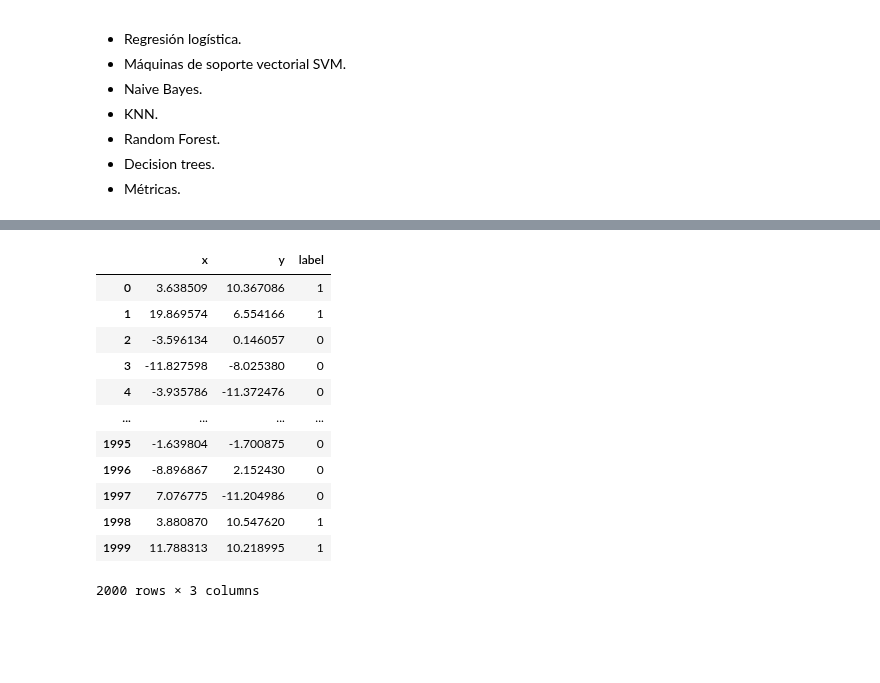
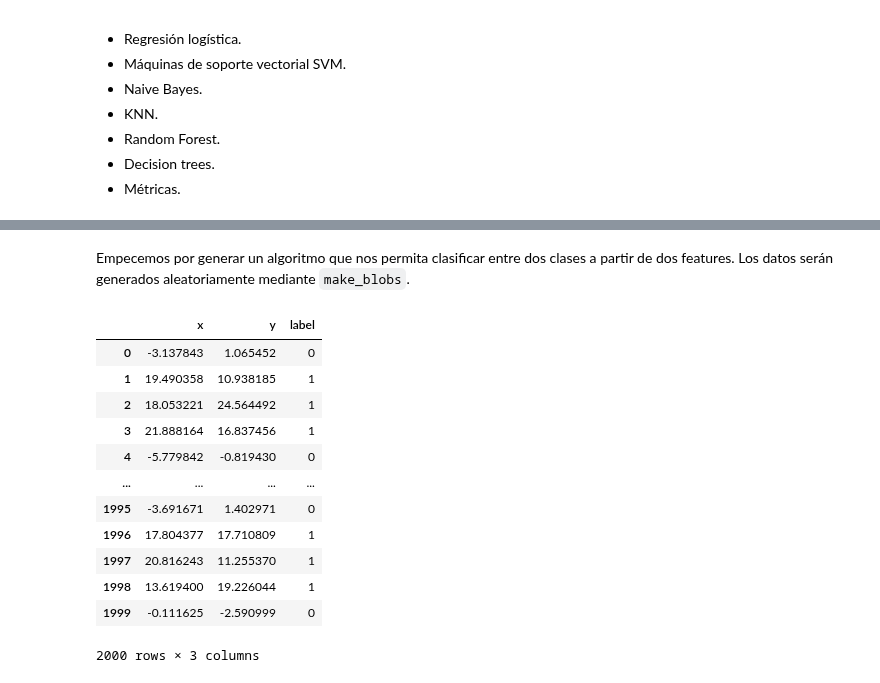
Before and after one commit to hplbrayan/Un-curso-de-Machine-Learning, a Jupyter notebook: 07_ML_Modelos_de_Regresion/N2_Classification_models.ipynb, the cells around one changed output, grey strips where cells are left out. Drawn from its saved outputs; the diff is of its cells as text; code cells hidden in the pictures; blank space fills up the shorter version.

```diff
--- a/07_ML_Modelos_de_Regresion/N2_Classification_models.ipynb
+++ b/07_ML_Modelos_de_Regresion/N2_Classification_models.ipynb
@@ -84,19 +86,28 @@ Por su nauraleza de regresión lineal generalizada, la regresión logística se
+# %% [markdown]
+Empecemos por generar un algoritmo que nos permita clasificar entre dos clases a partir de dos features. Los datos serán generados aleatoriamente mediante <code>make_blobs</code>.
 # %%
-# Generación de un dataset de clasificación 2d de nubes de puntos.
-X, y = make_blobs(n_samples=[1000,1000], centers=None, n_features=2, cluster_std=6, random_state=202)
-df_2 = pd.DataFrame(dict(x=X[:,0], y=X[:,1], label=y))
-df_2
+# Generación de los datos
+blobs_centers = [(0,0), (15,15)]
+X_blobs, y_blobs = make_blobs(n_samples=[1000,1000],
+                              centers=blobs_centers,
+                              n_features=2,
+                              cluster_std=5,
+                              shuffle=True,
+                              random_state=235)
+
+df_blobs = pd.DataFrame(dict(x=X_blobs[:,0], y=X_blobs[:,1], label=y_blobs))
+df_blobs
 # %% [output]
 |  | x | y | label |
-| 0 | 3.638509 | 10.367086 | 1 |
-| 1 | 19.869574 | 6.554166 | 1 |
-| 2 | -3.596134 | 0.146057 | 0 |
-| 3 | -11.827598 | -8.025380 | 0 |
-| 4 | -3.935786 | -11.372476 | 0 |
+| 0 | -3.137843 | 1.065452 | 0 |
+| 1 | 19.490358 | 10.938185 | 1 |
+| 2 | 18.053221 | 24.564492 | 1 |
+| 3 | 21.888164 | 16.837456 | 1 |
+| 4 | -5.779842 | -0.819430 | 0 |
 | ... | ... | ... | ... |
-| 1995 | -1.639804 | -1.700875 | 0 |
-| 1996 | -8.896867 | 2.152430 | 0 |
-| 1997 | 7.076775 | -11.204986 | 0 |
-| 1998 | 3.880870 | 10.547620 | 1 |
-| 1999 | 11.788313 | 10.218995 | 1 |
+| 1995 | -3.691671 | 1.402971 | 0 |
+| 1996 | 17.804377 | 17.710809 | 1 |
+| 1997 | 20.816243 | 11.255370 | 1 |
+| 1998 | 13.619400 | 19.226044 | 1 |
+| 1999 | -0.111625 | -2.590999 | 0 |
 2000 rows × 3 columns
```
Also changed, not shown: parts of 8 cells of this notebook.
